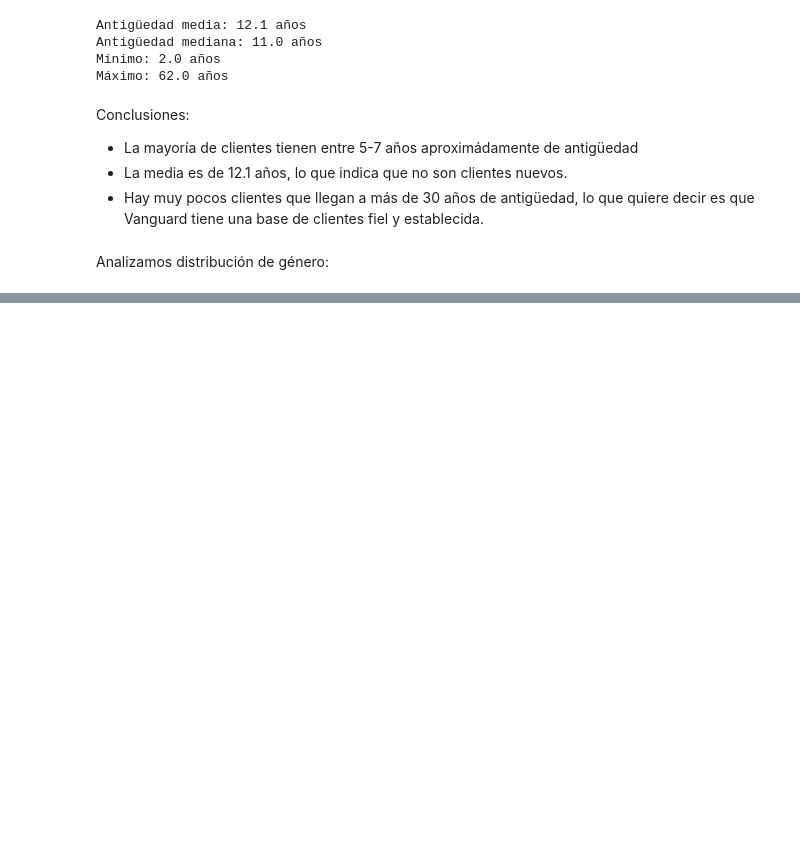
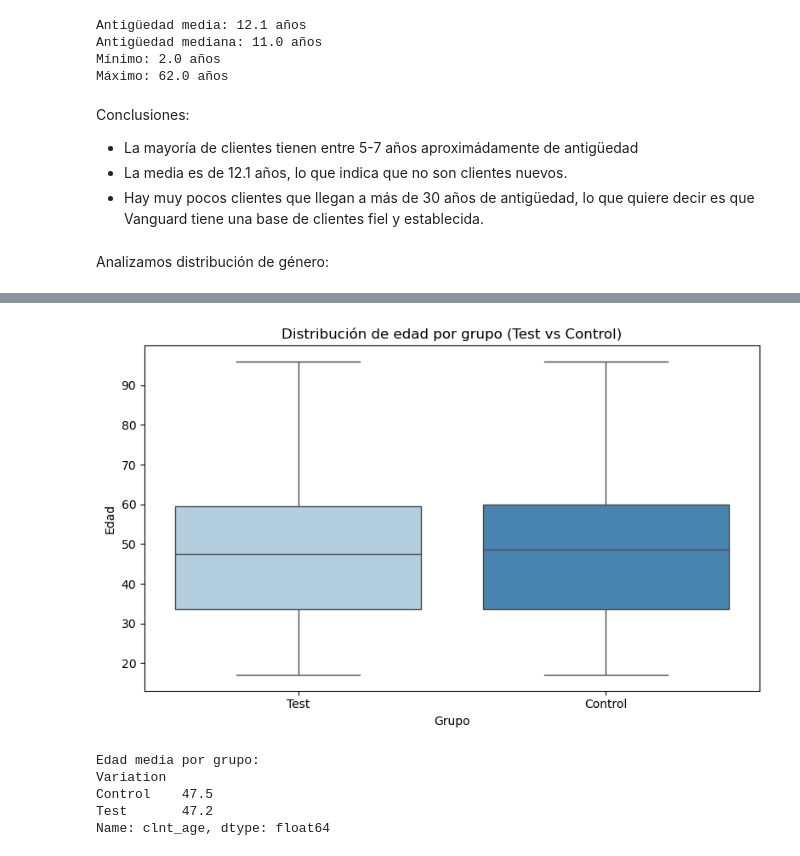
Before and after one commit to erikajcd08/Projecto-2-Vanguard-ab-test, a Jupyter notebook: notebooks/03_client_analysis.ipynb, the cells around one changed output, grey strips where cells are left out. Saved outputs shown, nothing was run; the diff lists cells and outputs as text; code cells hidden in the pictures; blank space fills up the shorter version.

```diff
--- a/notebooks/03_client_analysis.ipynb
+++ b/notebooks/03_client_analysis.ipynb
@@ -118,0 +172,8 @@ Name: proportion, dtype: float64
+# %%
+# Unir df_demo con df_experiment
+df_demo_exp = df_demo.merge(df_experiment, on="client_id", how="inner")
+
+print("Filas tras unir:", len(df_demo_exp))
+print()
+print("Distribución Test vs Control:")
+print(df_demo_exp["Variation"].value_counts())
@@ -118,0 +188,19 @@ Name: proportion, dtype: float64
+# %%
+# Edad media por grupo
+plt.figure(figsize=(8, 5))
+sns.boxplot(data=df_demo_exp, x="Variation", y="clnt_age", hue="Variation", legend=False, palette="Blues")
+plt.title("Distribución de edad por grupo (Test vs Control)")
+plt.xlabel("Grupo")
+plt.ylabel("Edad")
+plt.tight_layout()
+plt.show()
+
+print("Edad media por grupo:")
+print(df_demo_exp.groupby("Variation")["clnt_age"].mean().round(1))
+# %% [output]
+[figure, added]
+Edad media por grupo:
+Variation
+Control    47.5
+Test       47.2
+Name: clnt_age, dtype: float64
```
Also changed, not shown: parts of 18 cells of this notebook, 1 other file.
